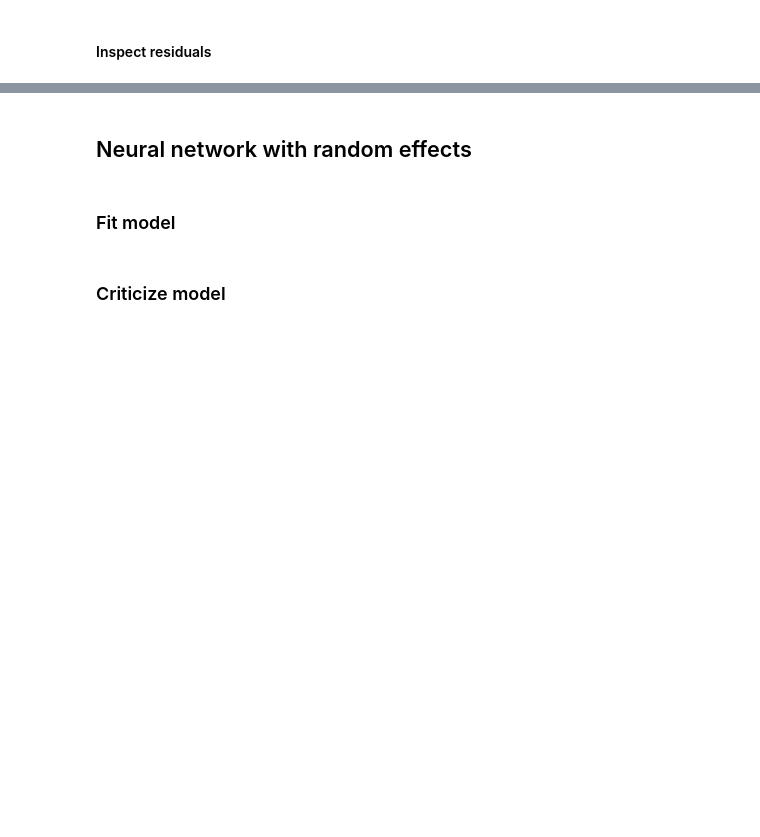
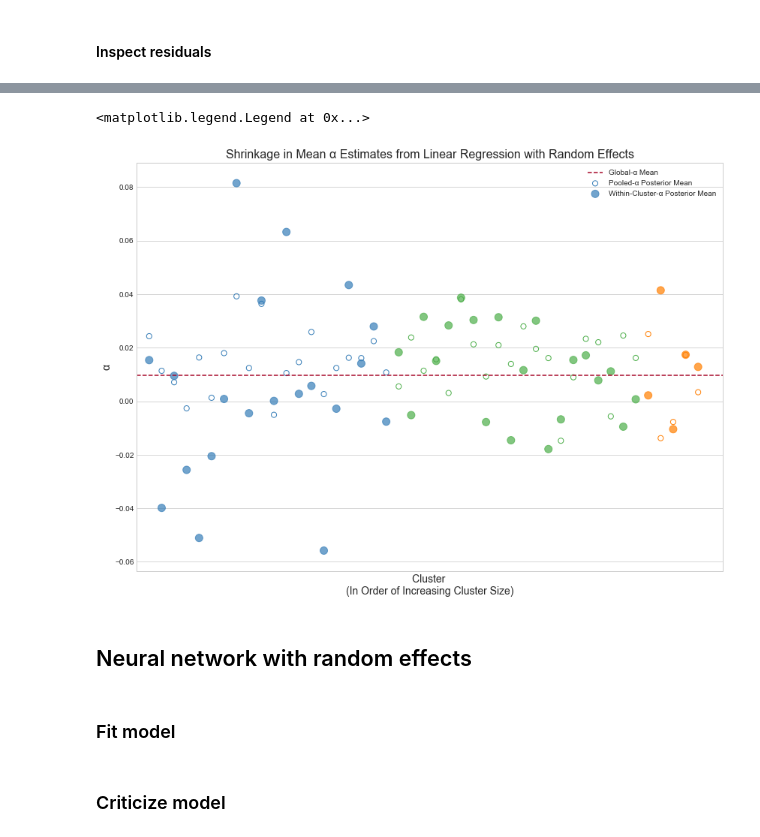
Before and after one commit to cavaunpeu/random-effects-neural-networks, a Jupyter notebook: zillow.ipynb, the cells around one changed output, grey strips where cells are left out. Cells and saved outputs as stored; diff of their text form; code cells hidden in the pictures; blank space fills up the shorter version.

Commit message:
add plot to illustrate shrinkage in random-effects models

```diff
--- a/zillow.ipynb
+++ b/zillow.ipynb
@@ -381,7 +381,7 @@ Finally, as Richard McElreath notes, "we can think of the `σ_zc` parameter for
 n_zip_codes = len(set(zip_codes))
 
 # random-effect placeholder
-zip_codes_ph = tf.placeholder(tf.int32, [None])
+zip_codes_ph = tf.placeholder(tf.int32, [N])
 
 # random-effect parameter
 σ_zip_code = tf.sqrt(tf.exp(tf.Variable(tf.random_normal([]))))
@@ -457,48 +516,31 @@ open('means.py', 'w').write(repr(qα_means))
+# %%
+# prepare for plotting: join, give colors, sort, reset index
+zip_codes_df = zip_codes_df\
+    .join(within_cluster_posterior_means)\
+    .join(random_effects_posterior_means)
+zip_codes_df['cluster_size_color'] = zip_codes_df['cluster_size_group'].map({'small': '#377eb8', 'medium': '#4daf4a', 'large': '#ff7f00'})
+zip_codes_df = zip_codes_df\
+    .sort_values(by='cluster_size')\
+    .reset_index(drop=True)
 # %%
-# # retrodict μ_y of training data given inferred posterior parameter distributions
-# μ_y_posterior = ed.copy(μ_y, param_posteriors)
-# μ_y_posterior_preds = μ_y_posterior.eval( {fixed_effects: X_train, zip_codes_ph: zip_codes[train_index]} )
-
-# # group by zipcode, compute empirical mean `logerror` in training data
-# zip_codes_df = pd.DataFrame(
-#     data={'logerror': y_train, 'predicted_mean_logerror': μ_y_posterior_preds},
-#     index=zip_codes[train_index]
-# )
-# zip_codes_df = zip_codes_df\
-#     .groupby(level=0)\
-#     .mean()\
-#     .clip(-.15, .15)
-
-zip_codes_df = pd.Series(qα_means)
-# ! add in global mean + offsets from random effects model
-# then do the rest of this cell
-
-# join observation counts of each distinct zipcode
-zip_code_obs_counts = pd.Series(zip_codes[train_index].value_counts(), name='obs_count')
-zip_codes_df = zip_codes_df.join(zip_code_obs_counts)
-
-# cut counts into three buckets based on size
-zip_codes_df['n_obs_color'] = pd.cut(zip_codes_df['obs_count'], bins=3, labels=['#377eb8', '#4daf4a', '#ff7f00'])
-
-zip_codes_df = zip_codes_df\
-    .sort_values(by='obs_count')\
-    .reset_index(drop=True)
-
 # plot shrinkage
 plt.figure(figsize=(14, 10))
-plt.xlim(0, 400)
-average_logerror = zip_codes_df['logerror'].mean()
+plt.xlim(-1, len(zip_codes_df) + 1)
 
-plt.scatter(zip_codes_df.index, zip_codes_df['logerror'], facecolors='none',
-            edgecolors=zip_codes_df['n_obs_color'], s=50, linewidth=1,
-            alpha=1, label='Empirical Mean Log-Error')
-plt.scatter(zip_codes_df.index, zip_codes_df['predicted_mean_logerror'], c=zip_codes_df['n_obs_color'],
-            s=100, alpha=.7, label='Predicted Mean Log-Error')
-plt.axhline(average_logerror, color='#A60628', linestyle='--', label='Empirical Global Mean Log-Error')
-plt.xlabel('Zip Code Index \n(In Order of Increasing Observation Counts)', fontsize=14)
-plt.ylabel('Log-Error', fontsize=14)
-plt.title('Shrinkage in Mean Log-Error Estimates from Linear Regression with Random Effects', fontsize=16)
+plt.scatter(zip_codes_df.index, zip_codes_df['random_effects_posterior_means'], facecolors='none',
+            edgecolors=zip_codes_df['cluster_size_color'], s=50, linewidth=1,
+            alpha=1, label='Pooled-α Posterior Mean')
+plt.scatter(zip_codes_df.index, zip_codes_df['within_cluster_posterior_means'], c=zip_codes_df['cluster_size_color'],
+            s=100, alpha=.7, label='Within-Cluster-α Posterior Mean')
+plt.axhline(global_intercept_posterior_mean, color='#A60628', linestyle='--', label='Global-α Mean')
+plt.xticks([])
+plt.xlabel('Cluster \n(In Order of Increasing Cluster Size)', fontsize=14)
+plt.ylabel('α', fontsize=14)
+plt.title('Shrinkage in Mean α Estimates from Linear Regression with Random Effects', fontsize=16)
 plt.legend()
+# %% [output]
+<matplotlib.legend.Legend at 0x...>
+[figure, added]
 # %% [markdown]
 ## Neural network with random effects
 # %% [markdown]
```
Also changed, not shown: parts of 17 cells of this notebook.
